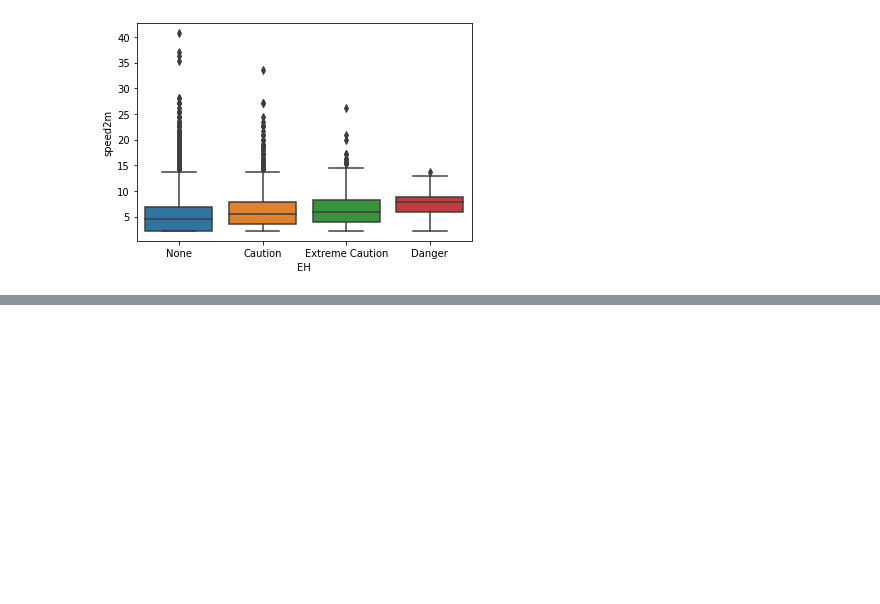
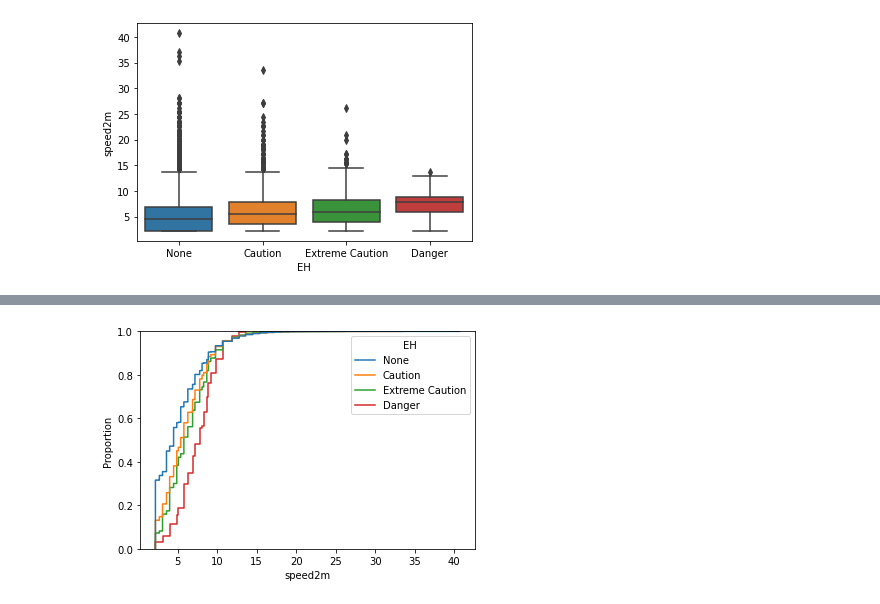
Before and after one commit to jacdu/portfolio_ml_proj, a Jupyter notebook: Station_Data_Testing.ipynb, the cells around one changed output, grey strips where cells are left out. Cells and saved outputs as stored; diff of their text form; code cells hidden in the pictures; blank space fills up the shorter version.

```diff
--- a/Station_Data_Testing.ipynb
+++ b/Station_Data_Testing.ipynb
@@ -130,0 +149,5 @@ plt.show()
+# %%
+sns.ecdfplot(data=rdu_sub, x= "speed2m", hue="EH")
+plt.show()
+# %% [output]
+[figure, added]
```
Also changed, not shown: parts of 10 cells of this notebook.
